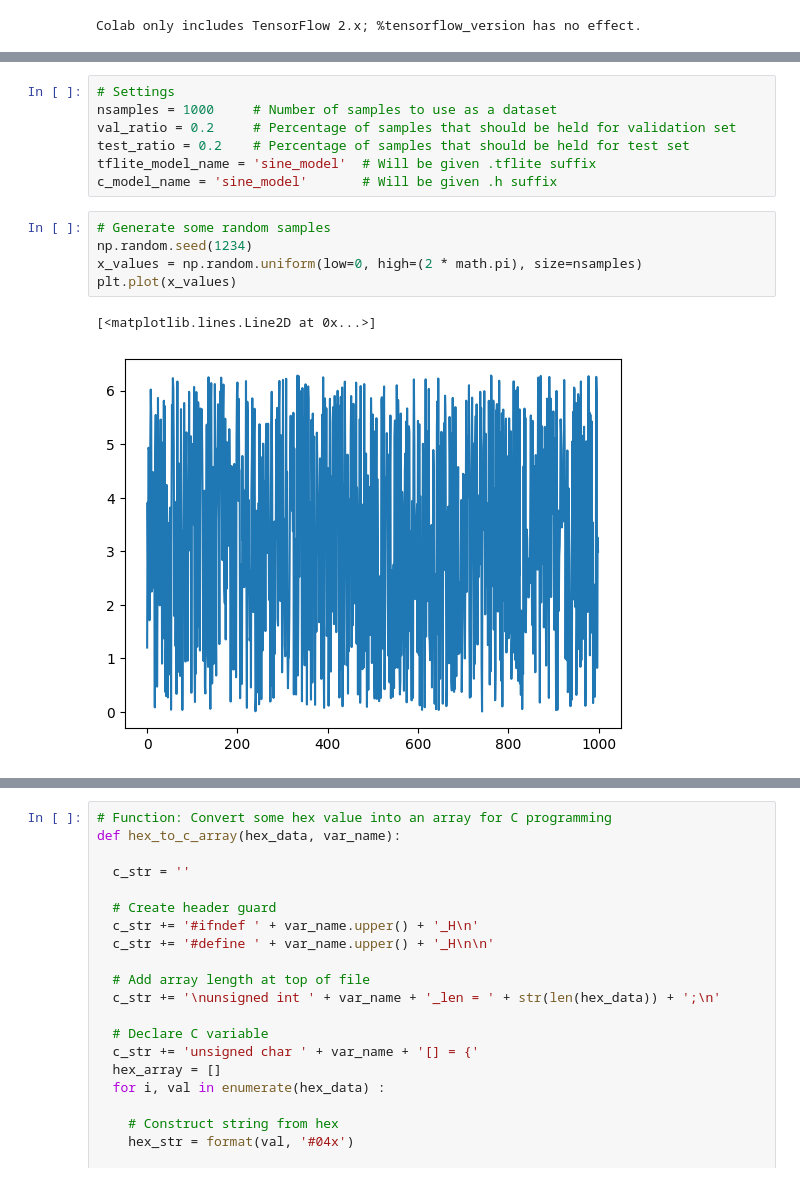
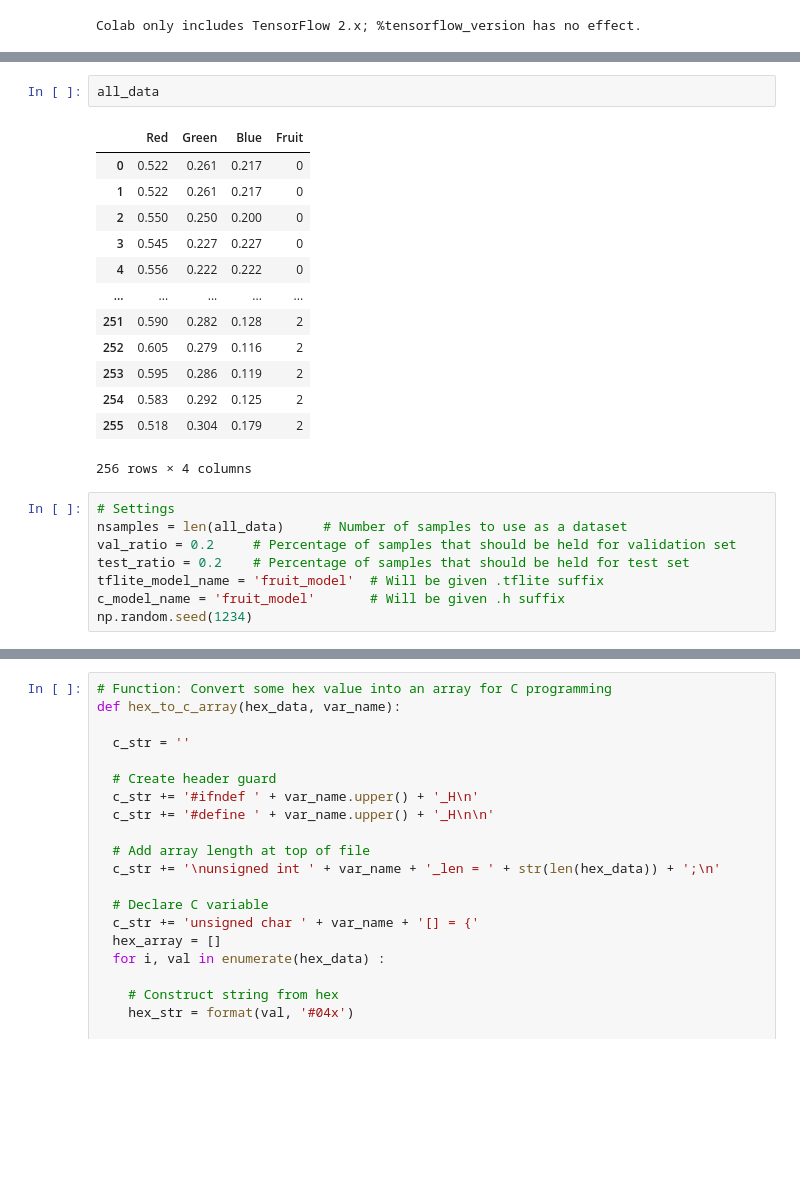
Before and after one commit to AVGithub-1/DSC190_lab4, a Jupyter notebook: sine_model-1(1).ipynb, the cells around one changed output, grey strips where cells are left out. Drawn from its saved outputs; the diff is of its cells as text; blank space fills up the shorter version.

```diff
--- a/sine_model-1(1).ipynb
+++ b/sine_model-1(1).ipynb
@@ -23,15 +33,24 @@ TensorFlow 2.15.0
+# %%
+all_data
+# %% [output]
+|  | Red | Green | Blue | Fruit |
+| 0 | 0.522 | 0.261 | 0.217 | 0 |
+| 1 | 0.522 | 0.261 | 0.217 | 0 |
+| 2 | 0.550 | 0.250 | 0.200 | 0 |
+| 3 | 0.545 | 0.227 | 0.227 | 0 |
+| 4 | 0.556 | 0.222 | 0.222 | 0 |
+| ... | ... | ... | ... | ... |
+| 251 | 0.590 | 0.282 | 0.128 | 2 |
+| 252 | 0.605 | 0.279 | 0.116 | 2 |
+| 253 | 0.595 | 0.286 | 0.119 | 2 |
+| 254 | 0.583 | 0.292 | 0.125 | 2 |
+| 255 | 0.518 | 0.304 | 0.179 | 2 |
+256 rows × 4 columns
 # %%
 # Settings
-nsamples = 1000     # Number of samples to use as a dataset
+nsamples = len(all_data)     # Number of samples to use as a dataset
 val_ratio = 0.2     # Percentage of samples that should be held for validation set
 test_ratio = 0.2    # Percentage of samples that should be held for test set
-tflite_model_name = 'sine_model'  # Will be given .tflite suffix
-c_model_name = 'sine_model'       # Will be given .h suffix
+tflite_model_name = 'fruit_model'  # Will be given .tflite suffix
+c_model_name = 'fruit_model'       # Will be given .h suffix
+np.random.seed(1234)
-# %%
-# Generate some random samples
-np.random.seed(1234)
-x_values = np.random.uniform(low=0, high=(2 * math.pi), size=nsamples)
-plt.plot(x_values)
-# %% [output]
-[<matplotlib.lines.Line2D at 0x...>]
-[figure, removed]
```
Also changed, not shown: parts of 11 cells of this notebook, 2 other files.
